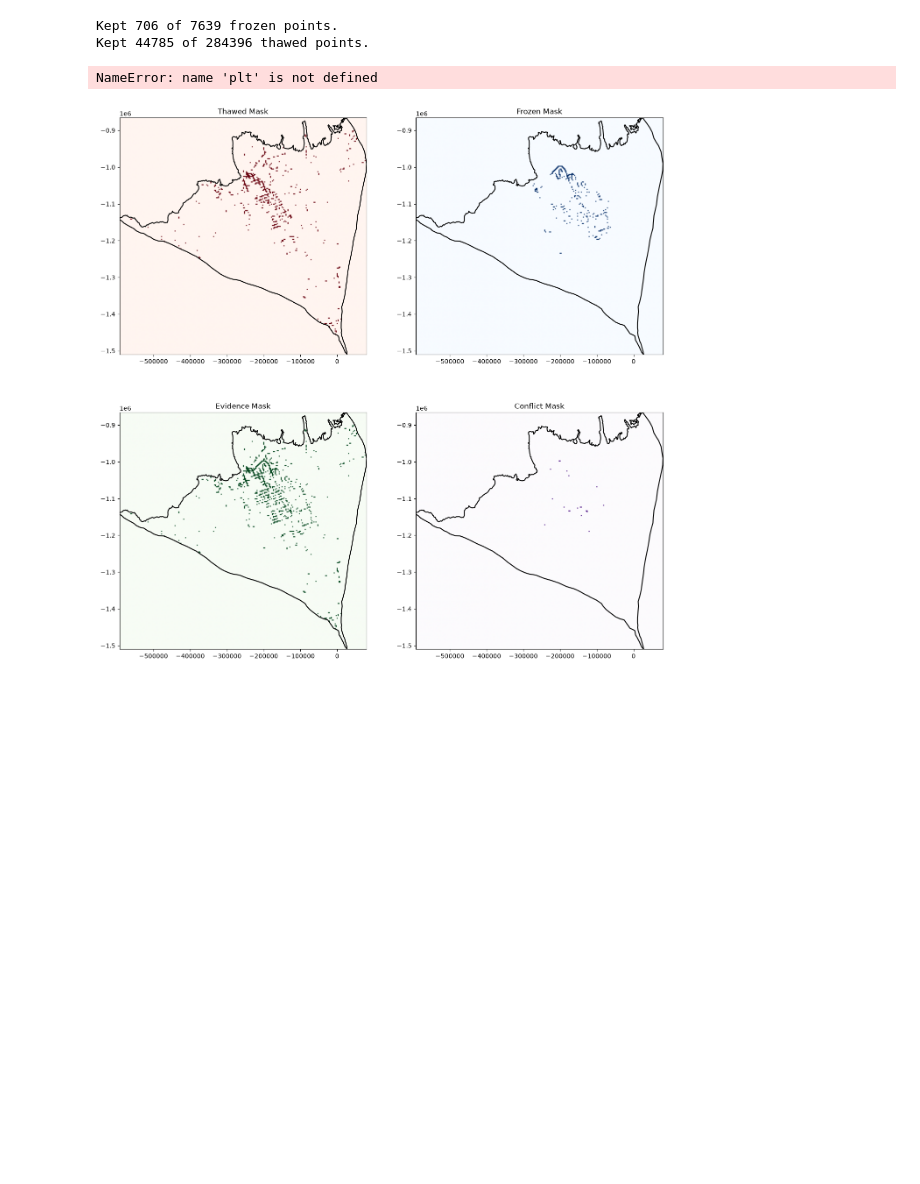
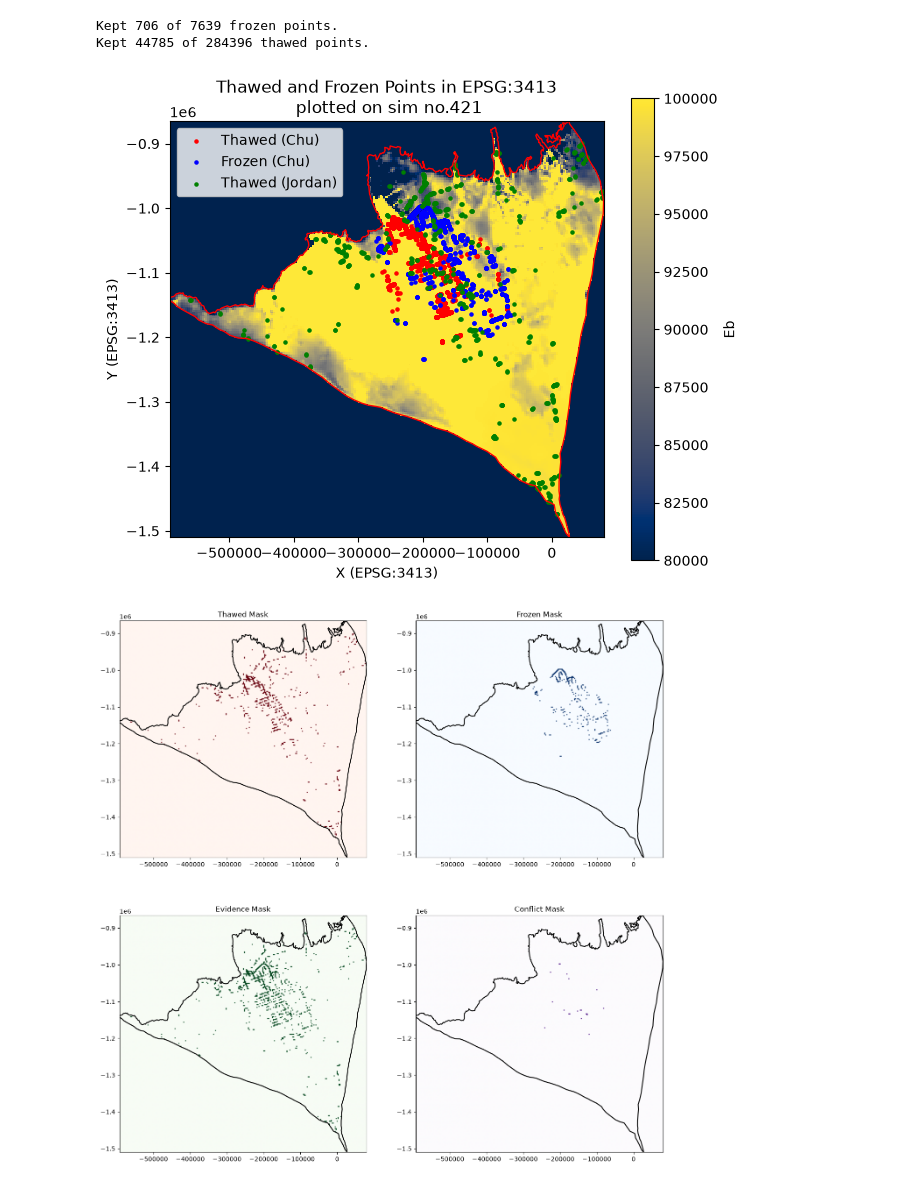
Before and after one commit to alastairyang/petermann-inference, a Jupyter notebook: notebooks/DataPreparation.ipynb, the cells around one changed output. Drawn from its saved outputs; the diff is of its cells as text; code cells hidden in the pictures; blank space fills up the shorter version.

```diff
--- a/notebooks/DataPreparation.ipynb
+++ b/notebooks/DataPreparation.ipynb
@@ -234,35 +255,35 @@ image = ax.pcolormesh(
     cmap="cividis",
     vmin=8e4, vmax=1e5
 )
 
 boundary = grid["boundary_xy"]
 ax.plot(boundary[:, 0], boundary[:, 1], "r-", linewidth=1)
 
 ax.set_aspect("equal")
 ax.set_xlabel("x")
 ax.set_ylabel("y")
 ax.set_title(f"Basal enthalpy — simulation {ii}")
 fig.colorbar(image, ax=ax, label="Eb")
 
 ax.scatter(chu_thawed_x, chu_thawed_y, s = 5, color='red', label='Thawed (Chu)')
 ax.scatter(chu_frozen_x, chu_frozen_y, s = 5, color='blue', label='Frozen (Chu)')
-ax.scatter(jordan_thawed_x, jordan_thawed_y, s = 5, color='orange', label='Thawed (Jordan)')
+ax.scatter(jordan_thawed_x, jordan_thawed_y, s = 5, color='green', label='Thawed (Jordan)')
 # ax.scatter(jordan_frozen_x, jordan_frozen_y, s = 5, color='green', label='Frozen (Jordan)')
 ax.set_xlabel('X (EPSG:3413)')
 ax.set_ylabel('Y (EPSG:3413)')
 ax.set_title(f'Thawed and Frozen Points in EPSG:3413\n plotted on sim no.{ii}')
 ax.legend()
 plt.show()
 
 
 # forming combined arrays
 thawed_x = np.concatenate([chu_thawed_x, jordan_thawed_x])
 thawed_y = np.concatenate([chu_thawed_y, jordan_thawed_y])
 # we do not add frozen points from Jordan
 frozen_x = chu_frozen_x
 frozen_y = chu_frozen_y
 # %% [output]
-NameError: name 'plt' is not defined
+[figure, added]
 # %%
 evidence_masks = pixelate_evidence(
     grid,
```
Also changed, not shown: parts of 4 cells of this notebook, 3 other files.
